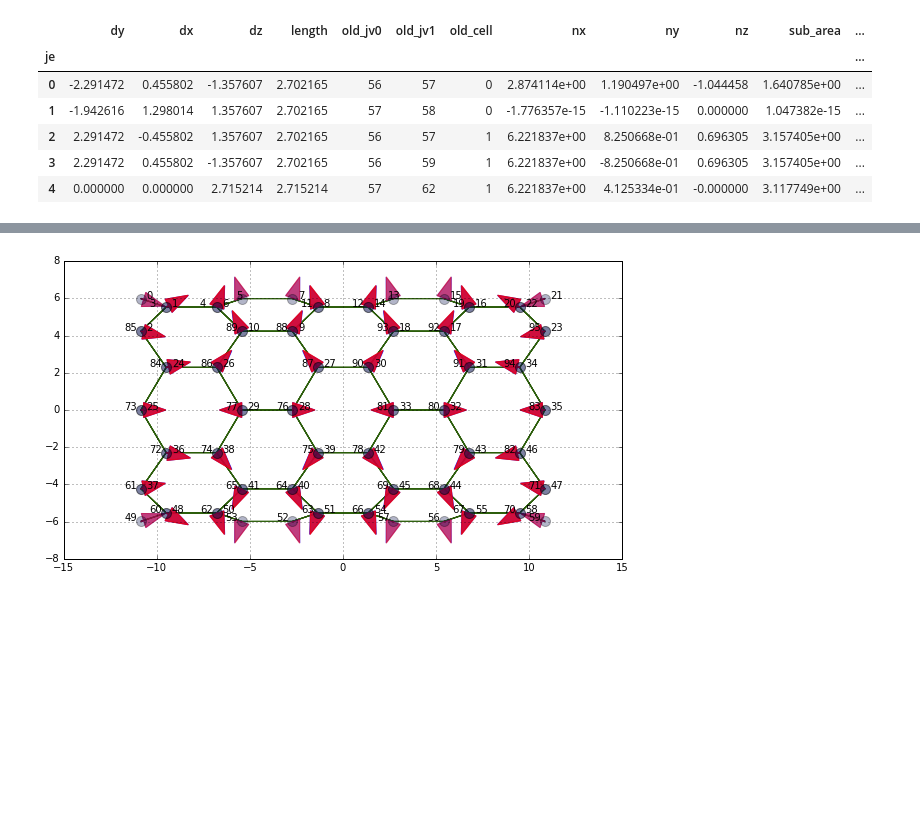
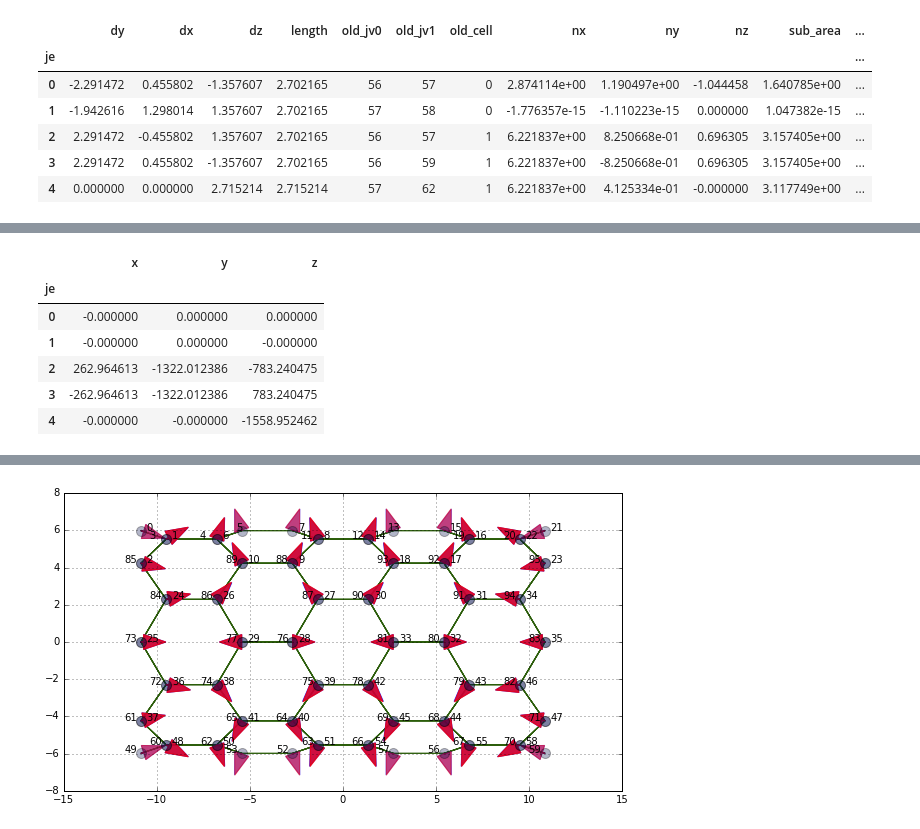
Before and after one commit to DamCB/tyssue, a Jupyter notebook: notebooks/dynamics/Energy minimization.ipynb, the cells around one changed output, grey strips where cells are left out. Saved outputs shown, nothing was run; the diff lists cells and outputs as text; code cells hidden in the pictures; blank space fills up the shorter version.

```diff
--- a/notebooks/dynamics/Energy minimization.ipynb
+++ b/notebooks/dynamics/Energy minimization.ipynb
@@ -165,0 +200,10 @@ grad_t, grad_c, grad_v_srce, grav_trgt = model.compute_gradient(sheet, component
+# %%
+grad_c.head()
+# %% [output]
+|  | x | y | z |
+| je |  |  |  |
+| 0 | -0.000000 | 0.000000 | 0.000000 |
+| 1 | -0.000000 | 0.000000 | -0.000000 |
+| 2 | 262.964613 | -1322.012386 | -783.240475 |
+| 3 | -262.964613 | -1322.012386 | 783.240475 |
+| 4 | -0.000000 | -0.000000 | -1558.952462 |
```
Also changed, not shown: parts of 14 cells of this notebook, 32 other files.
